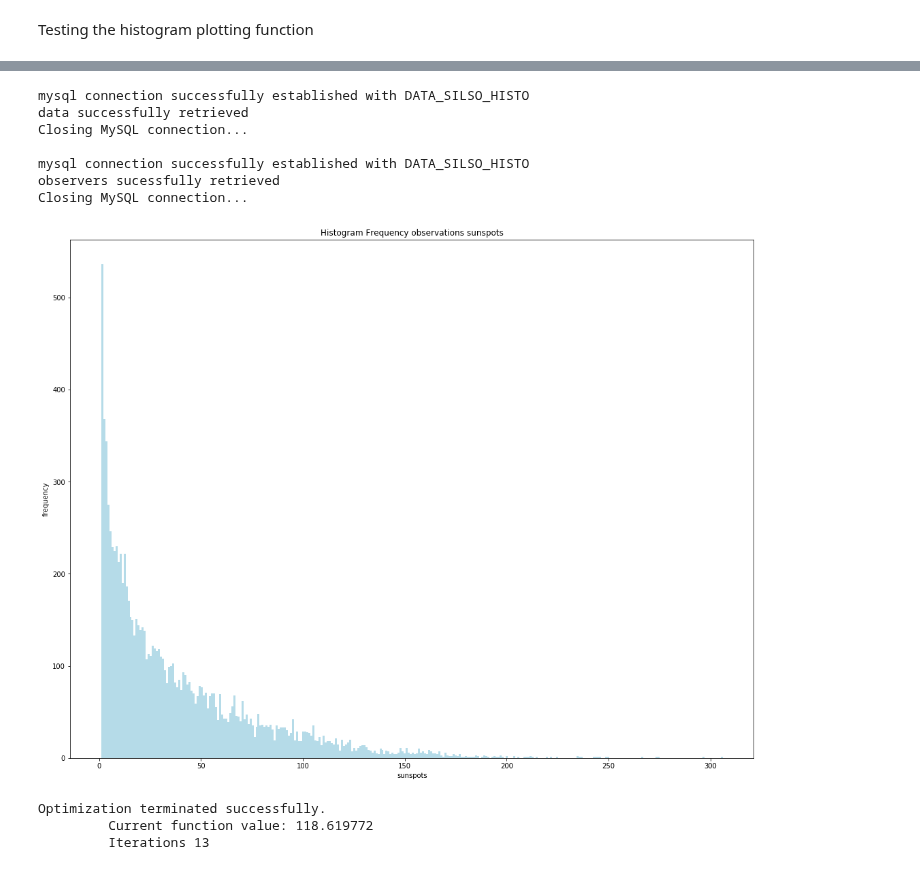
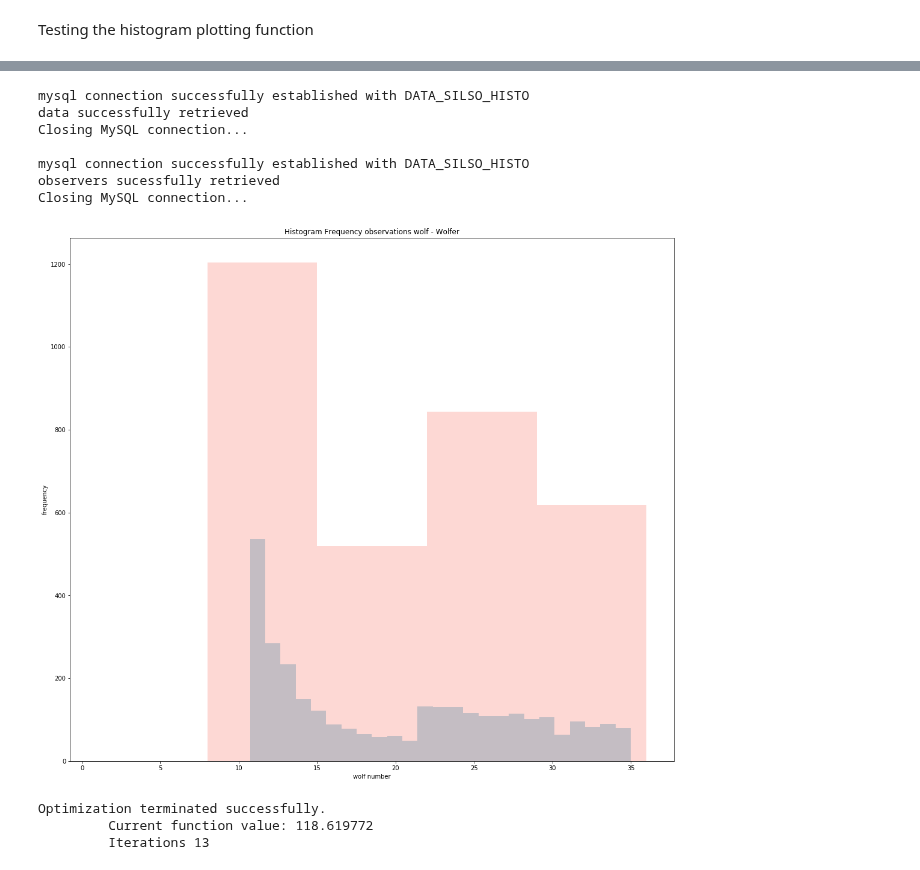
Before and after one commit to dcxSt/DATA_SILSO_HISTO_search, a Jupyter notebook: Histograms.ipynb, the cells around one changed output, grey strips where cells are left out. Drawn from its saved outputs; the diff is of its cells as text; code cells hidden in the pictures.

Commit message:
edited the histogram plotting function

```diff
--- a/Histograms.ipynb
+++ b/Histograms.ipynb
@@ -24,17 +27,21 @@ from scipy.special import factorial
-# %%
-weights = frequency_wolf_histogram(observer="Wolfer",
-                                   option="sunspots",
-                                   zero=False,bins=60,
-                                   only_blue=True)
-# %% [output]
-mysql connection successfully established with DATA_SILSO_HISTO
-data successfully retrieved
-Closing MySQL connection...
-
-mysql connection successfully established with DATA_SILSO_HISTO
-observers sucessfully retrieved
-Closing MySQL connection...
-[figure, removed]
+# %%
+weights = frequency_wolf_histogram(observer="Wolfer",
+                                   option="wolf",
+                                   zero=False,binwidth=7,
+                                   only_blue=False,figsize=(18,16),
+                                   data_interval=(0,35),sup_freq=1000)
+
+
+save_as="wolfer-hist.png"
+# %% [output]
+mysql connection successfully established with DATA_SILSO_HISTO
+data successfully retrieved
+Closing MySQL connection...
+
+mysql connection successfully established with DATA_SILSO_HISTO
+observers sucessfully retrieved
+Closing MySQL connection...
+[figure, added]
 # %%
 #weights
 # %%
```
Also changed, not shown: parts of 1 cell of this notebook, 4 other files.
